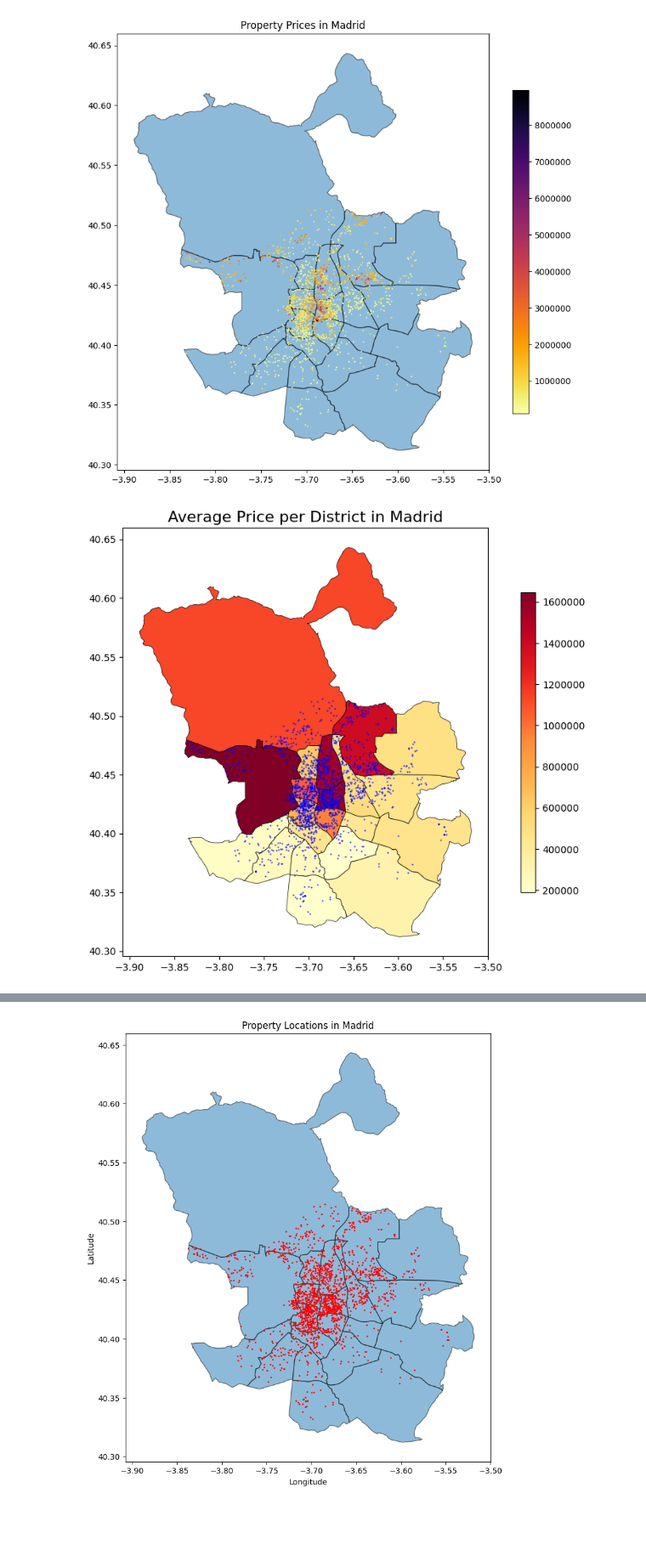
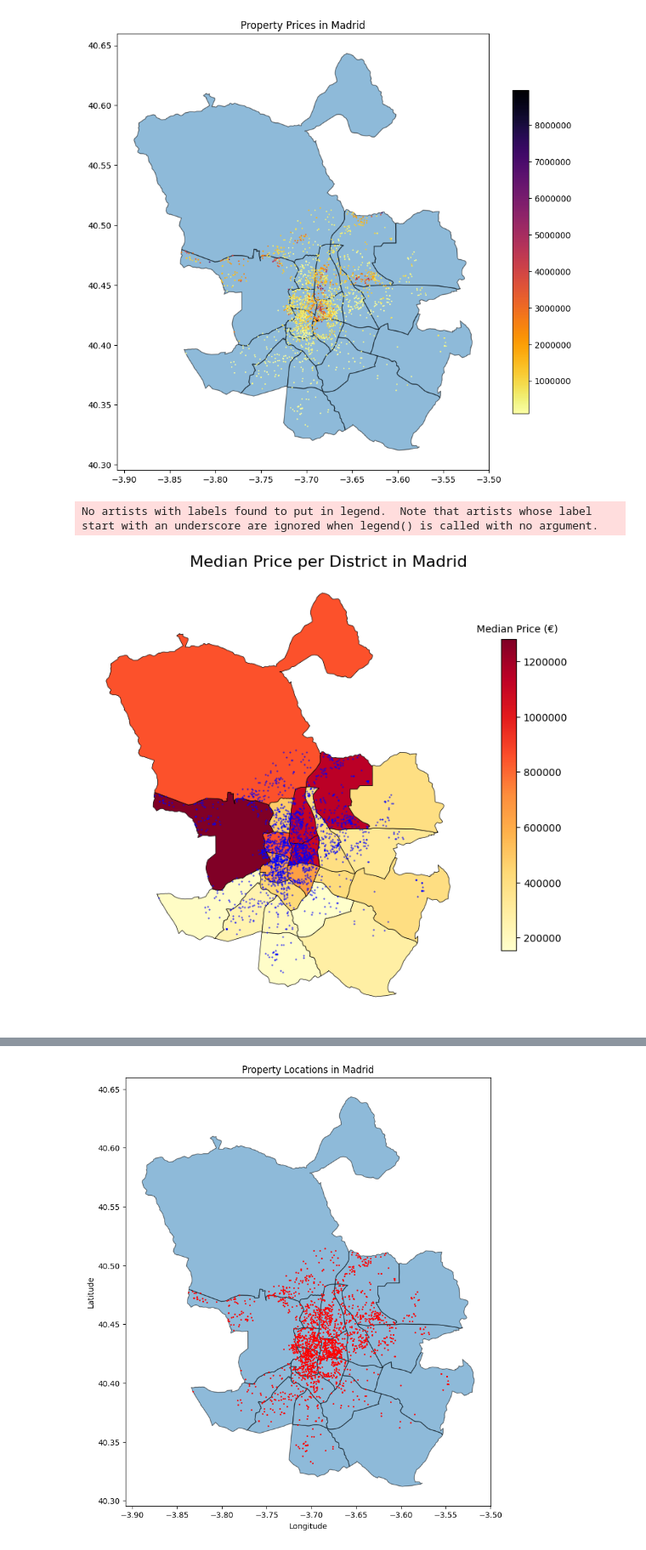
Before and after one commit to Bosco0120/DS105NeuralNetwork_and_Chill, a Jupyter notebook: Sales Analysis/Sales Analysis Idealista.ipynb, the cells around one changed output, grey strips where cells are left out. Shown at 85% size. Cells and saved outputs as stored; diff of their text form; code cells hidden in the pictures; blank space fills up the shorter version.

```diff
--- a/Sales Analysis/Sales Analysis Idealista.ipynb
+++ b/Sales Analysis/Sales Analysis Idealista.ipynb
@@ -493,5 +601,5 @@ print(impostor_districts)
 # %%
-avg_price_by_polygon = gdf_madrid2.groupby('index_right')['price'].mean()
-avg_price_by_polygon
+median_price_by_polygon = gdf_madrid2.groupby('index_right')['price'].median()
+median_price_by_polygon
 # %% [output]
 index_right
@@ -534,4 +642 @@ index_right
 Name: price, dtype: float64
-# %%
-madrid_map['avg_price_by_polygon'] = avg_price_by_polygon
-madrid_map
@@ -555,0 +643,3 @@ madrid_map
+# %%
+median_pricebyarea_by_polygon = gdf_madrid2.groupby('index_right')['priceByArea'].median()
+median_pricebyarea_by_polygon
@@ -555,0 +664,4 @@ madrid_map
+# %%
+madrid_map['median_price_by_polygon'] = median_price_by_polygon
+madrid_map['median_pricebyarea_by_polygon'] = median_pricebyarea_by_polygon
+madrid_map
@@ -573,28 +704,55 @@ fig1
 # %% [output]
 [figure]
 # %%
-
-# Create a new figure
+# Heatmap of districts in Madrid by property price
 fig1a, ax = plt.subplots(figsize=(12,8))
 
 # Plot the heatmap
-madrid_map.plot(column='avg_price_by_polygon', cmap='YlOrRd', ax=ax, alpha=1, edgecolor='k', linewidth=0.5, legend=False)
+heatmap = madrid_map.plot(column='median_price_by_polygon', cmap='YlOrRd', ax=ax, alpha=1, edgecolor='k', linewidth=0.5, legend=False)
 
 # Add a title
-ax.set_title('Average Price per District in Madrid', fontsize=16)
+ax.set_title('Median Price per District in Madrid', fontsize=16, ha = 'right', x=1)
 
 # Add the property dots to the map
 gdf_madrid.plot(ax=ax, marker='o', color='blue', markersize=0.2)
 
+# Remove the latitude and longitude lines
+ax.set_xticks([])
+ax.set_yticks([])
+
+# Remove the axes lines
+ax.spines['top'].set_visible(False)
+ax.spines['right'].set_visible(False)
+ax.spines['bottom'].set_visible(False)
+ax.spines['left'].set_visible(False)
+
 # Create a ScalarMappable object
-sm = plt.cm.ScalarMappable(cmap='YlOrRd', norm=plt.Normalize(vmin=madrid_map['avg_price_by_polygon'].min(), vmax=madrid_map['avg_price_by_polygon'].max()))
+sm = plt.cm.ScalarMappable(cmap='YlOrRd', norm=plt.Normalize(vmin=madrid_map['median_price_by_polygon'].min(), vmax=madrid_map['median_price_by_polygon'].max()))
 sm._A = []
 
 # Add the colorbar with non-scientific notation
 cbar = fig1a.colorbar(sm, ax=ax, shrink=0.7)
 # Set the tick labels on the colorbar to non-scientific notation
 cbar.ax.yaxis.set_major_formatter(ticker.FuncFormatter(lambda x, pos: f"{x:.0f}"))
 
+# Add a legend for the heatmap colors indicating values in euros
+legend_label = 'Median Price (€)'
+ax.legend(title=legend_label, loc='lower left', bbox_to_anchor=(1, 0.83), frameon=False)
+
+# Save the figure
+fig1a.savefig('madrid_heatmap1.png', dpi=300, bbox_inches='tight')
 fig1a
+
+
+#INCLUDING POPULATION DATA MIGHT BE USEFUL, GDP DATA?
+#REMOVE LATLONG BOXES
+#Do a spatial correlation with rental
+#use Altair, Plotly...
+#find more Madrid shapefile/zoning data (from municipalities)
+#price per area rather than total price
+#CHANGE GRAPH TO MEDIAN NOT MEAN PER DISTRICT
+#compare with TYPES of properties. STORYTELLING THE MOST IMPORTANT. JUSTIFY WHY EACH PLOTS IS THERE
+#make sure images load and are not stock images
 # %% [output]
+No artists with labels found to put in legend.  Note that artists whose label start with an underscore are ignored when legend() is called with no argument.
-[figure, old version]
+[figure, new version]
```
Also changed, not shown: parts of 52 cells of this notebook.
